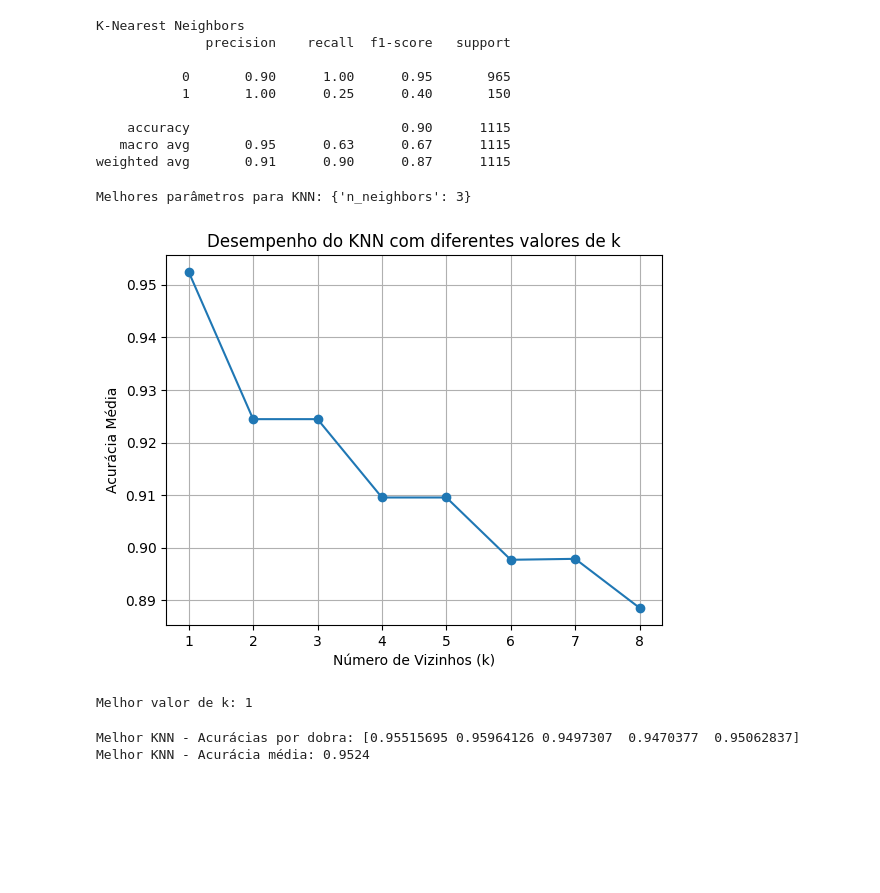
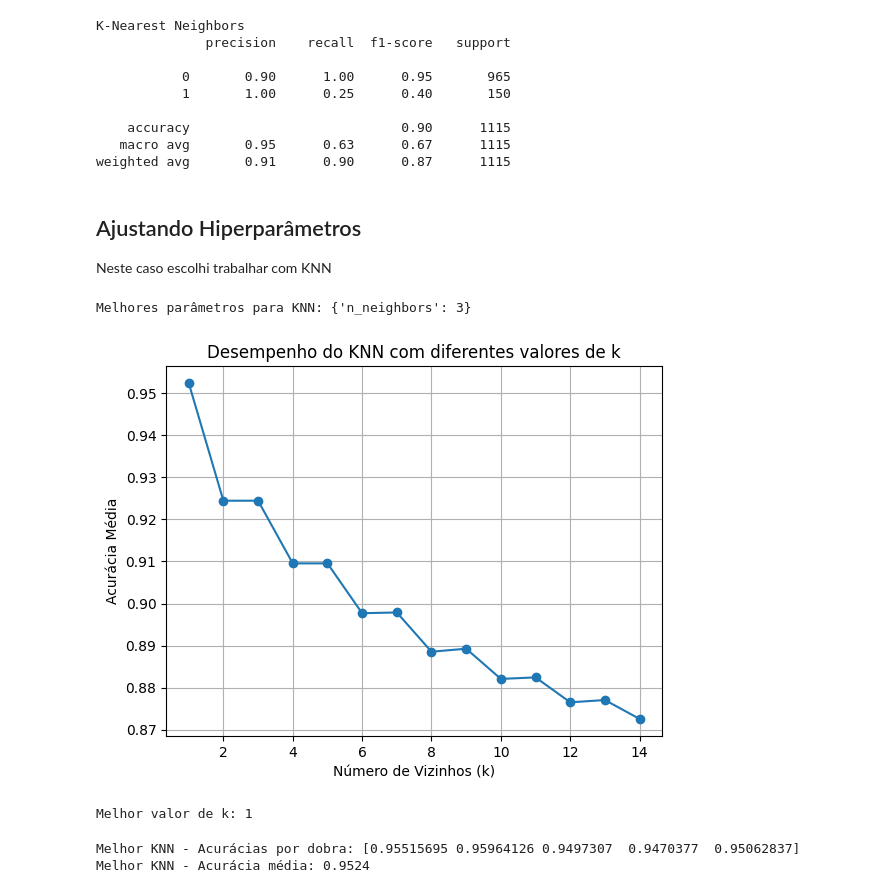
Before and after one commit to andrespeedwork/Machine-Learning-Analytics, a Jupyter notebook: Machine_Learning_e_Analytics.ipynb, the cells around one changed output. Cells and saved outputs as stored; diff of their text form; code cells hidden in the pictures; blank space fills up the shorter version.

```diff
--- a/Machine_Learning_e_Analytics.ipynb
+++ b/Machine_Learning_e_Analytics.ipynb
@@ -110,7 +81,7 @@ print(f"Dimensões do dataset: {df.shape}")  # Número de linhas e colunas
 Dimensões do dataset: (927, 1)
 # %%
 # Carregar o dataset using semicolon as delimiter
-df = pd.read_csv('spam.csv', encoding='latin-1', delimiter=';')
+df = pd.read_csv('https://raw.githubusercontent.com/andrespeedwork/Machine-Learning-Analytics/refs/heads/main/spam.csv', encoding='latin-1', delimiter=';')
 # Setting delimiter to ';' to correctly parse the file
 df = df[['v1', 'v2']]  # Ajuste para separar rótulos e mensagens
 df.columns = ['label', 'text']
@@ -233,4 +210,7 @@ K-Nearest Neighbors
     accuracy                           0.90      1115
    macro avg       0.95      0.63      0.67      1115
 weighted avg       0.91      0.90      0.87      1115
+# %% [markdown]
+## Ajustando Hiperparâmetros
+Neste caso escolhi trabalhar com KNN
 # %%
@@ -256,31 +235,31 @@ Melhores parâmetros para KNN: {'n_neighbors': 3}
 # %%
 # Ajuste do Número de Vizinhos (k)
 
 # Teste diferentes valores de k para encontrar o melhor.
 
 import matplotlib.pyplot as plt
 
-k_values = range(1, 9)
+k_values = range(1,15)
 mean_scores = []
 
 for k in k_values:
     knn = KNeighborsClassifier(n_neighbors=k)
     scores = cross_val_score(knn, X, y, cv=cv, scoring='accuracy')
     mean_scores.append(scores.mean())
 
 # Plotar o desempenho
 plt.plot(k_values, mean_scores, marker='o')
 plt.xlabel("Número de Vizinhos (k)")
 plt.ylabel("Acurácia Média")
 plt.title("Desempenho do KNN com diferentes valores de k")
 plt.grid()
 plt.show()
 
 # Melhor k
 best_k = k_values[mean_scores.index(max(mean_scores))]
 print(f"Melhor valor de k: {best_k}")
 # %% [output]
-[figure, old version]
+[figure, new version]
 Melhor valor de k: 1
 # %%
 # Treinamento Final com o Melhor k
```
Also changed, not shown: parts of 14 cells of this notebook.
